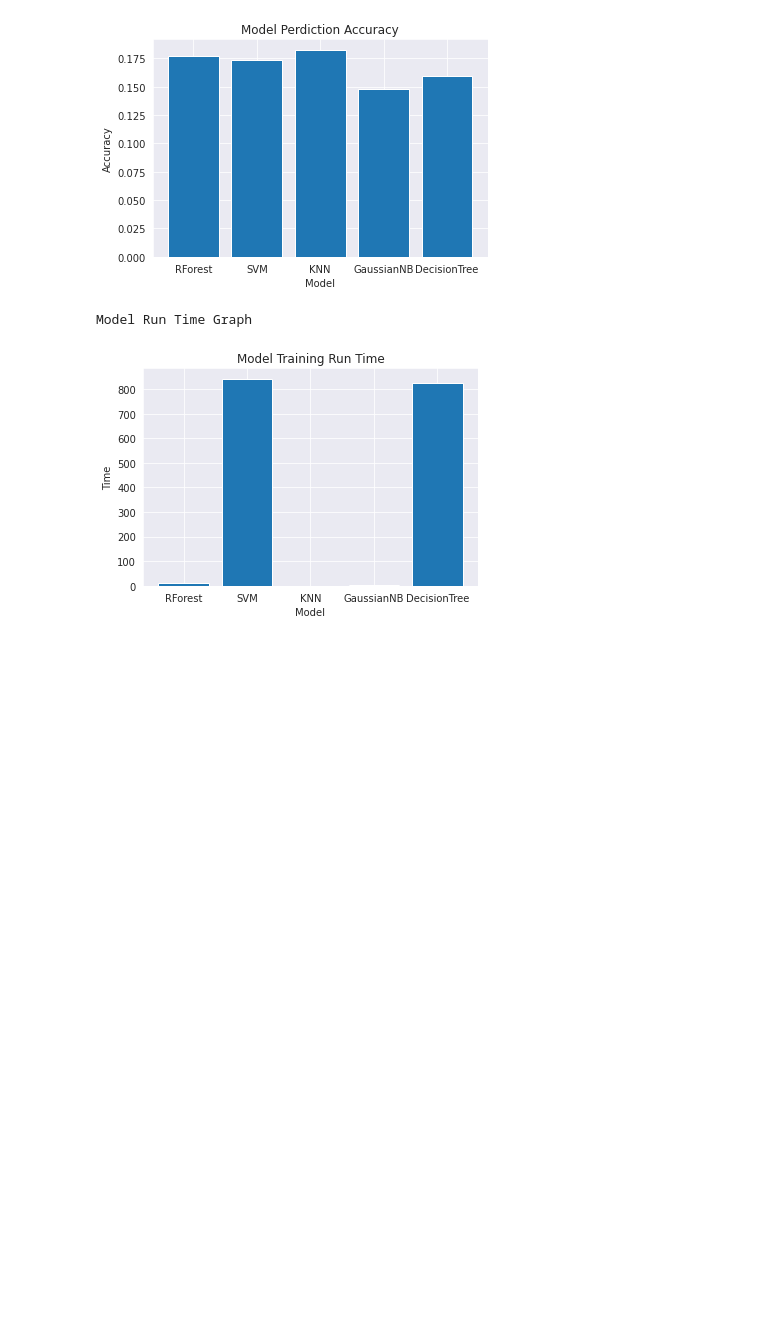
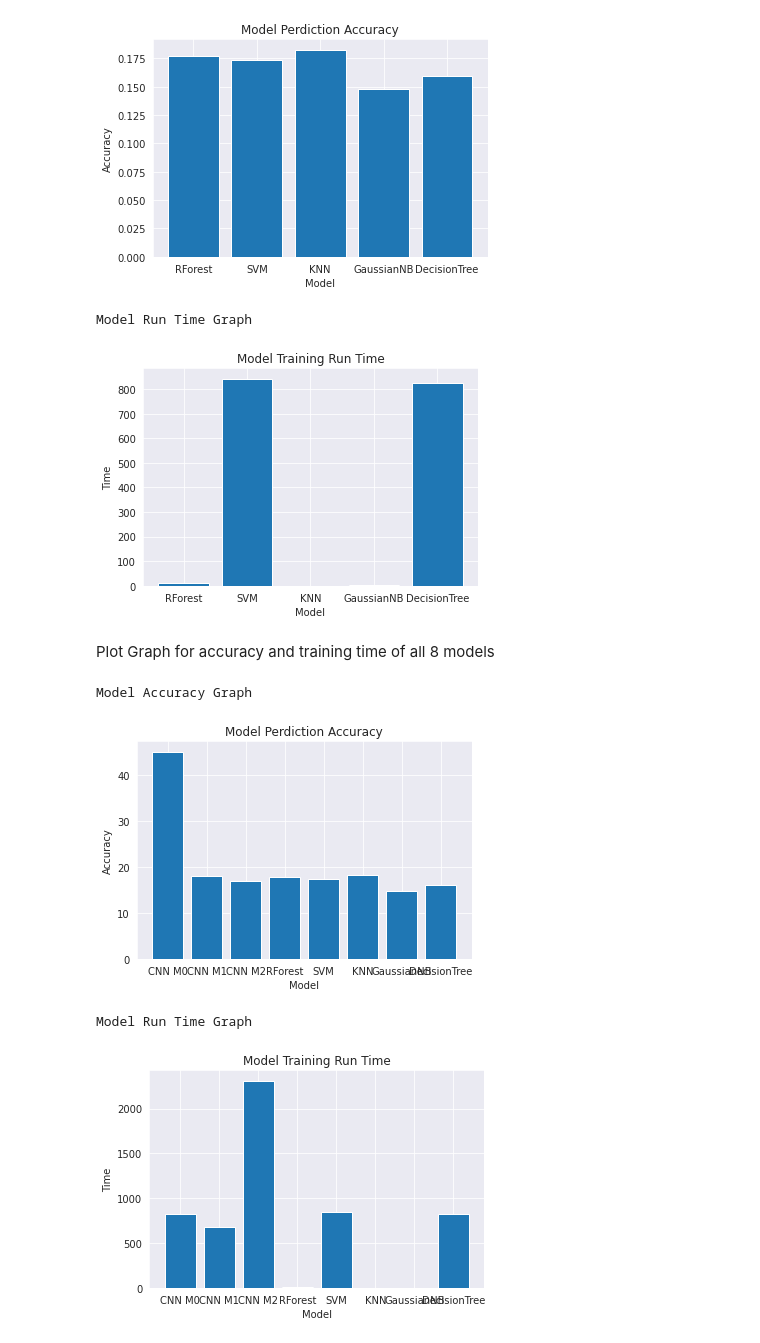
Before and after one commit to dyforge/Datamining, a Jupyter notebook: MainProject.ipynb, the cells around one changed output. Saved outputs shown, nothing was run; the diff lists cells and outputs as text; code cells hidden in the pictures; blank space fills up the shorter version.

```diff
--- a/MainProject.ipynb
+++ b/MainProject.ipynb
@@ -587,3 +636,27 @@ Model Accuracy Graph
 [figure]
 Model Run Time Graph
 [figure]
+# %% [markdown]
+Plot Graph for accuracy and training time of all 8 models
+# %%
+print("Model Accuracy Graph")
+model = ["CNN M0","CNN M1","CNN M2","RForest","SVM","KNN","GaussianNB","DecisionTree"]
+plt.figure()
+plt.title("Model Perdiction Accuracy")
+plt.xlabel("Model")
+plt.ylabel("Accuracy")
+plt.bar(model,[45,18,17,17.68,17.39,18.26,14.78,15.94])
+plt.show()
+print("Model Run Time Graph")
+plt.figure()
+
+plt.title("Model Training Run Time")
+plt.xlabel("Model")
+plt.ylabel("Time")
+plt.bar(model, [822.0132205486298,675.946182012558,2311.9222161769867,12.805390119552612,842.5758893489838,0.41831302642822266,3.2183287143707275,824.522971868515])
+plt.show()
+# %% [output]
+Model Accuracy Graph
+[figure, added]
+Model Run Time Graph
+[figure, added]
```
Also changed, not shown: parts of 26 cells of this notebook.
